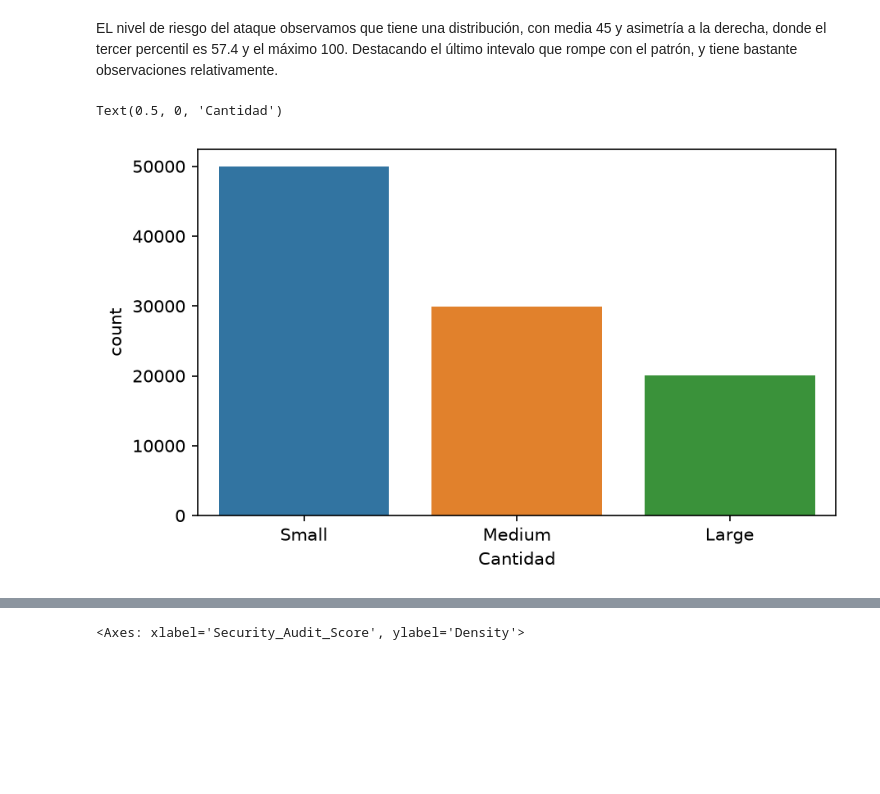
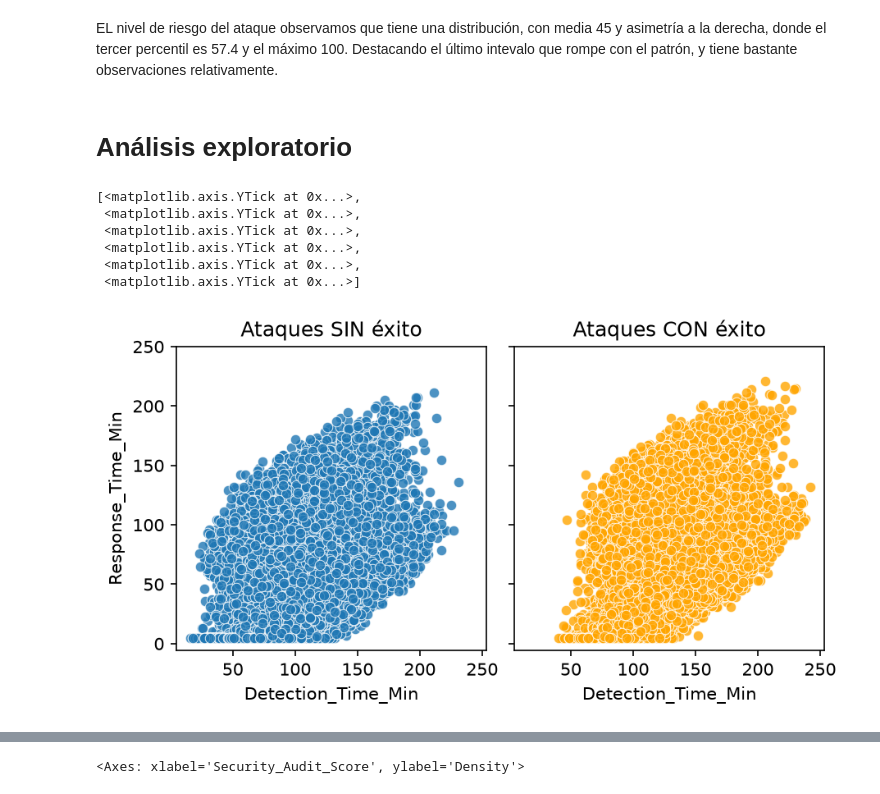
Before and after one commit to franconicolas38/proyecto-final-pycd, a Jupyter notebook: codigo_trabajo_final.ipynb, the cells around one changed output, grey strips where cells are left out. Drawn from its saved outputs; the diff is of its cells as text; code cells hidden in the pictures; blank space fills up the shorter version.

```diff
--- a/codigo_trabajo_final.ipynb
+++ b/codigo_trabajo_final.ipynb
@@ -116,10 +118,27 @@ sns.kdeplot(data=df,
 [figure]
 # %% [markdown]
 EL nivel de riesgo del ataque observamos que tiene una distribución, con media 45 y asimetría a la derecha, donde el tercer percentil es 57.4 y el máximo 100. Destacando el último intevalo que rompe con el patrón, y tiene bastante observaciones relativamente.
-# %%
-fig, ax = plt.subplots(figsize=(5.75, 3.5), layout="constrained")
-sns.countplot(data = df, x = "Company_Size", hue = "Company_Size", ax=ax)
-ax.set_xlabel("Cantidad")
-# %% [output]
-Text(0.5, 0, 'Cantidad')
-[figure, removed]
+# %% [markdown]
+# Análisis exploratorio
+# %%
+fig, axes = plt.subplots(1,2,figsize=(6, 3.2), layout="constrained", sharex=True, sharey=True)
+
+sns.scatterplot(data = df[df["Attack_Success"] == 0],
+ y = "Response_Time_Min",
+ x = "Detection_Time_Min", ax=axes[0], alpha = 0.8)
+
+sns.scatterplot(data = df[df["Attack_Success"] == 1],
+ y = "Response_Time_Min",
+ x = "Detection_Time_Min", ax=axes[1], alpha = 0.8, color = "orange")
+
+axes[0].set_title("Ataques SIN éxito")
+axes[1].set_title("Ataques CON éxito")
+axes[0].set_yticks([0,50,100,150,200,250])
+# %% [output]
+[<matplotlib.axis.YTick at 0x...>,
+ <matplotlib.axis.YTick at 0x...>,
+ <matplotlib.axis.YTick at 0x...>,
+ <matplotlib.axis.YTick at 0x...>,
+ <matplotlib.axis.YTick at 0x...>,
+ <matplotlib.axis.YTick at 0x...>]
+[figure, added]
```
Also changed, not shown: parts of 9 cells of this notebook, 1 other file.
